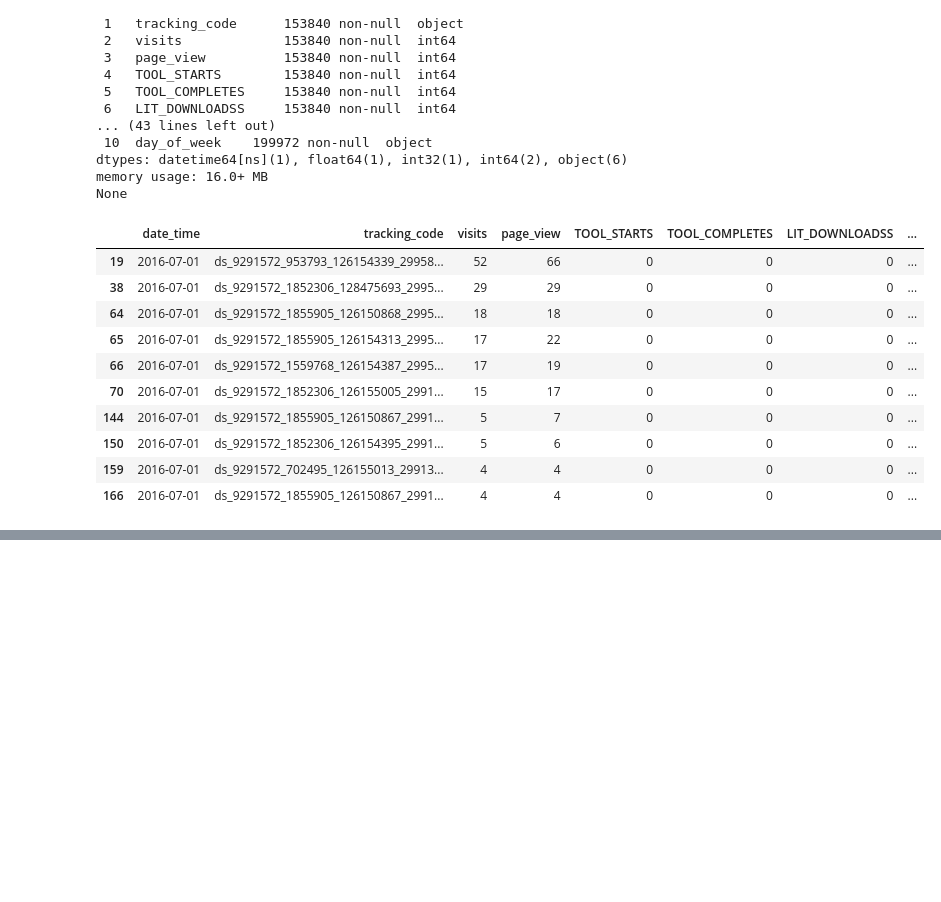
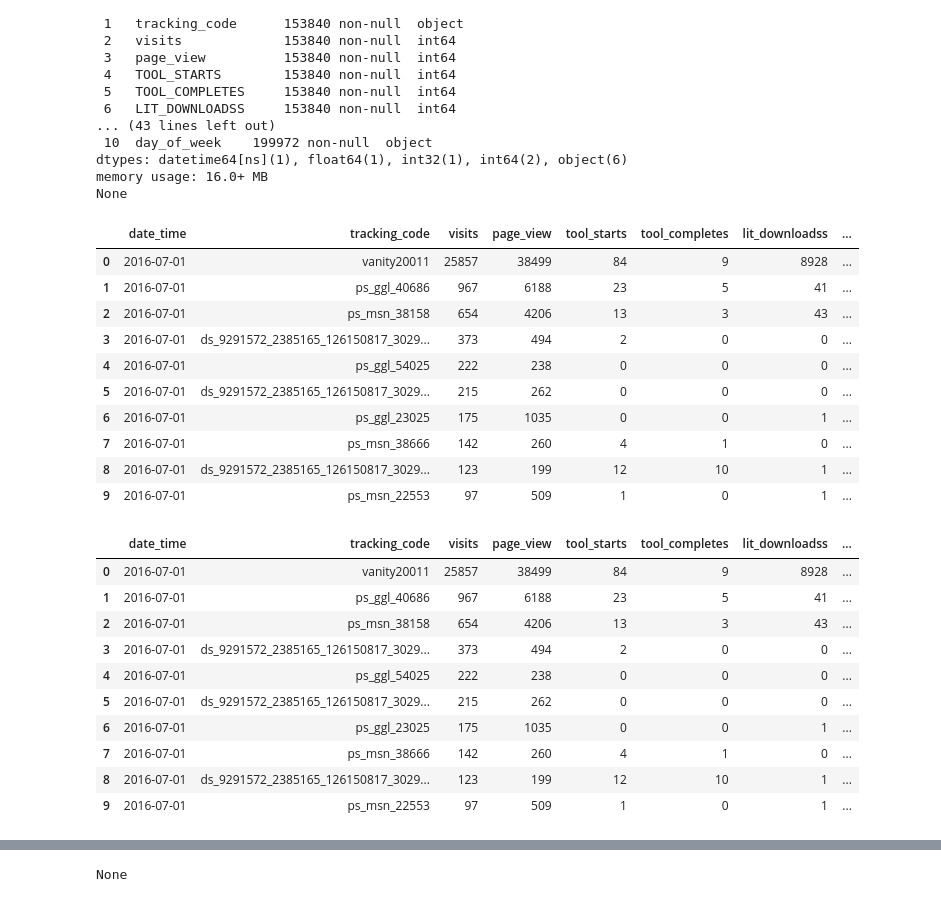
Before and after one commit to thenouch/Udacity-Nanodegree, a Jupyter notebook: cg_analysis.ipynb, the cells around one changed output, grey strips where cells are left out. Saved outputs shown, nothing was run; the diff lists cells and outputs as text; code cells hidden in the pictures; blank space fills up the shorter version.

```diff
--- a/cg_analysis.ipynb
+++ b/cg_analysis.ipynb
@@ -16,7 +16,8 @@ set_pandas_display_options()
 # Read the CSV files provided for the case study
 activities = pd.read_csv('website_activities.csv',header=0)
 channel_1 = pd.read_csv('channel_1.csv', header=0)
-channel_2 = pd.read_csv('channel_2.csv', header=0)
+channel_2_1 = pd.read_csv('channel_2_1.csv', header=0)
+channel_2_2 = pd.read_csv('channel_2_2.csv', header=0)
 # %% [markdown]
 First step in this process will be to understand the details behind each of the datasets provided and determine at a high-level different characteristics of each dataset.
 
@@ -143,10 +144,13 @@ Since nothing appears to be missing for these columns, it is safe to proceed wit
 
 This step will also include cleaning up necessary columns, convert datatypes, and add additional columns.
 # %%
+channel_2 = pd.concat([channel_2_1, channel_2_2], ignore_index=True)
+
 #Convert date in channel_1 and channel_2 to datetime
 activities['date_time'] = pd.to_datetime(activities['date_time'])
 channel_1['date'] = pd.to_datetime(channel_1['date'])
 channel_2['date'] = pd.to_datetime(channel_2['date'])
+
 
 
 # Based on evaluation of key metrics, the following metrics are determined effective to provide insight into the website performance:
@@ -202,61 +206,63 @@ None
 # %%
 
 # Generate additional metrics for the key website activities
-# Check if date_time column in activities DataFrame matches the format of date column in channel_1
-# Common issues could be:
-# 1. Different datetime formats between the two columns
-# 2. One column might be datetime type while other is string
-# 3. Timezone differences
-# Add print statements to inspect the data types and sample values
-# print("Activities date_time dtype:", activities['date_time'].dtype)
-# print("Channel 1 date dtype:", channel_1['date'].dtype)
-# print("\nSample values from activities date_time:")
-# print(activities['date_time'].head())
-# print("\nSample values from channel_1 date:")
-# print(channel_1['date'].head())
 
 combined_activities_by_channel_1 = pd.merge(
     activities,
     channel_1,
     left_on=(['date_time','tracking_code']),
     right_on=(['date','tracking_code']),
     how='left'
 )
 
 combined_activities_by_channel_2 = pd.merge(
     activities,
     channel_2,
     left_on=(['date_time','tracking_code']),
     right_on=(['date','tracking_code']),
     how='left'
 )
 
+# Fill any null values in the combined datasets with 0
+combined_activities_by_channel_1 = combined_activities_by_channel_1.fillna(0)
+combined_activities_by_channel_2 = combined_activities_by_channel_2.fillna(0)
+
+
+combined_activities_by_channel_1.columns = [c.lower().replace(' ', '') for c in combined_activities_by_channel_1.columns]
+combined_activities_by_channel_2.columns = [c.lower().replace(' ', '') for c in combined_activities_by_channel_2.columns]
 
 #filter on one example to ensure proper join
 
-combined_activities_by_channel_1 = combined_activities_by_channel_1[combined_activities_by_channel_1['campaignname'] == 'B2C_NB_Brexit_Standard']
-combined_activities_by_channel_2 = combined_activities_by_channel_2[combined_activities_by_channel_2['campaign'] == 'B2C_Investor_ 2016CY']
+#combined_activities_by_channel_1 = combined_activities_by_channel_1[combined_activities_by_channel_1['campaignname'] == 'B2C_NB_Brexit_Standard']
+#combined_activities_by_channel_2 = combined_activities_by_channel_2[combined_activities_by_channel_2['campaign'] == 'B2C_Investor_ 2016CY']
 
-# print(combined_activities_by_channel.head(10))
+display(combined_activities_by_channel_1.head(10))
 
-# display(combined_activities_by_channel_1.head(10))
-
-# print(combined_activities_by_channel.info())
+display(combined_activities_by_channel_1.head(10))
 
 
-display(combined_activities_by_channel_2.head(10))
-
-print(combined_activities_by_channel_2.info())
+display(combined_activities_by_channel_2.info())
 # %% [output]
-|  | date_time | tracking_code | visits | page_view | TOOL_STARTS | TOOL_COMPLETES | LIT_DOWNLOADSS | ... |
-| 19 | 2016-07-01 | ds_9291572_953793_126154339_29958... | 52 | 66 | 0 | 0 | 0 | ... |
-| 38 | 2016-07-01 | ds_9291572_1852306_128475693_2995... | 29 | 29 | 0 | 0 | 0 | ... |
-| 64 | 2016-07-01 | ds_9291572_1855905_126150868_2995... | 18 | 18 | 0 | 0 | 0 | ... |
-| 65 | 2016-07-01 | ds_9291572_1855905_126154313_2995... | 17 | 22 | 0 | 0 | 0 | ... |
-| 66 | 2016-07-01 | ds_9291572_1559768_126154387_2995... | 17 | 19 | 0 | 0 | 0 | ... |
-| 70 | 2016-07-01 | ds_9291572_1852306_126155005_2991... | 15 | 17 | 0 | 0 | 0 | ... |
-| 144 | 2016-07-01 | ds_9291572_1855905_126150867_2991... | 5 | 7 | 0 | 0 | 0 | ... |
-| 150 | 2016-07-01 | ds_9291572_1852306_126154395_2991... | 5 | 6 | 0 | 0 | 0 | ... |
-| 159 | 2016-07-01 | ds_9291572_702495_126155013_29913... | 4 | 4 | 0 | 0 | 0 | ... |
-| 166 | 2016-07-01 | ds_9291572_1855905_126150867_2991... | 4 | 4 | 0 | 0 | 0 | ... |
+|  | date_time | tracking_code | visits | page_view | tool_starts | tool_completes | lit_downloadss | ... |
+| 0 | 2016-07-01 | vanity20011 | 25857 | 38499 | 84 | 9 | 8928 | ... |
+| 1 | 2016-07-01 | ps_ggl_40686 | 967 | 6188 | 23 | 5 | 41 | ... |
+| 2 | 2016-07-01 | ps_msn_38158 | 654 | 4206 | 13 | 3 | 43 | ... |
+| 3 | 2016-07-01 | ds_9291572_2385165_126150817_3029... | 373 | 494 | 2 | 0 | 0 | ... |
+| 4 | 2016-07-01 | ps_ggl_54025 | 222 | 238 | 0 | 0 | 0 | ... |
+| 5 | 2016-07-01 | ds_9291572_2385165_126150817_3029... | 215 | 262 | 0 | 0 | 0 | ... |
+| 6 | 2016-07-01 | ps_ggl_23025 | 175 | 1035 | 0 | 0 | 1 | ... |
+| 7 | 2016-07-01 | ps_msn_38666 | 142 | 260 | 4 | 1 | 0 | ... |
+| 8 | 2016-07-01 | ds_9291572_2385165_126150817_3029... | 123 | 199 | 12 | 10 | 1 | ... |
+| 9 | 2016-07-01 | ps_msn_22553 | 97 | 509 | 1 | 0 | 1 | ... |
+|  | date_time | tracking_code | visits | page_view | tool_starts | tool_completes | lit_downloadss | ... |
+| 0 | 2016-07-01 | vanity20011 | 25857 | 38499 | 84 | 9 | 8928 | ... |
+| 1 | 2016-07-01 | ps_ggl_40686 | 967 | 6188 | 23 | 5 | 41 | ... |
+| 2 | 2016-07-01 | ps_msn_38158 | 654 | 4206 | 13 | 3 | 43 | ... |
+| 3 | 2016-07-01 | ds_9291572_2385165_126150817_3029... | 373 | 494 | 2 | 0 | 0 | ... |
+| 4 | 2016-07-01 | ps_ggl_54025 | 222 | 238 | 0 | 0 | 0 | ... |
+| 5 | 2016-07-01 | ds_9291572_2385165_126150817_3029... | 215 | 262 | 0 | 0 | 0 | ... |
+| 6 | 2016-07-01 | ps_ggl_23025 | 175 | 1035 | 0 | 0 | 1 | ... |
+| 7 | 2016-07-01 | ps_msn_38666 | 142 | 260 | 4 | 1 | 0 | ... |
+| 8 | 2016-07-01 | ds_9291572_2385165_126150817_3029... | 123 | 199 | 12 | 10 | 1 | ... |
+| 9 | 2016-07-01 | ps_msn_22553 | 97 | 509 | 1 | 0 | 1 | ... |
 <class 'pandas.core.frame.DataFrame'>
@@ -279 +285,2 @@ None
+None
 # %%
```
Also changed, not shown: parts of 17 cells of this notebook.
